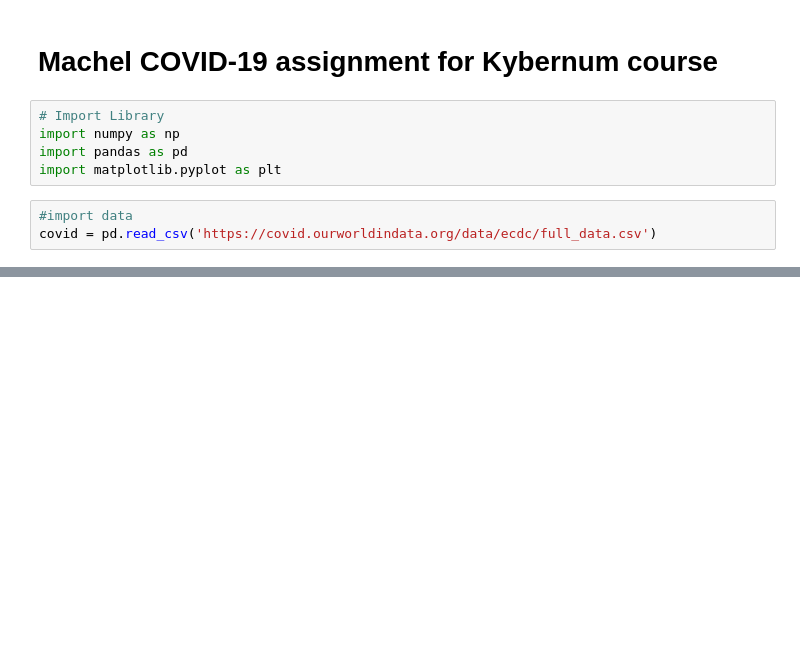
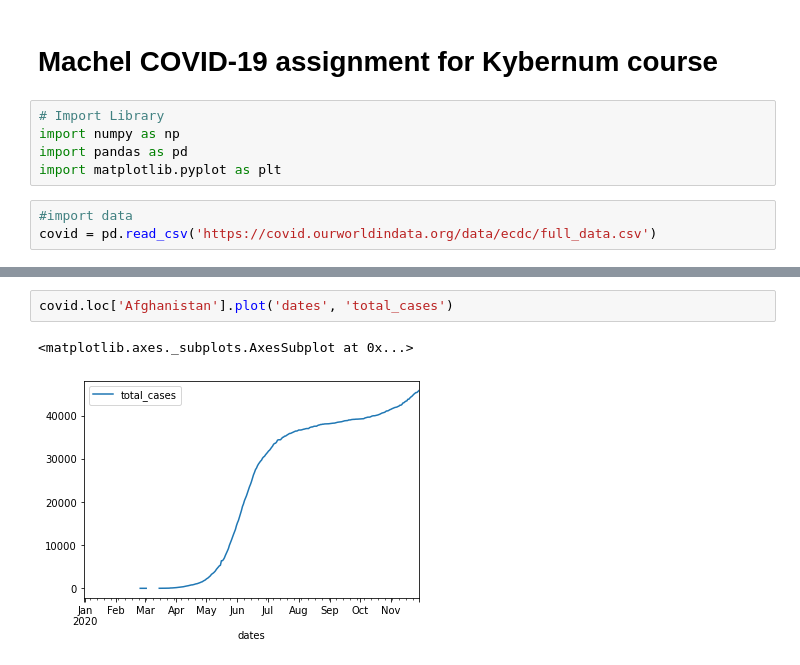
Before and after one commit to machelpantin/Covid_assignment, a Jupyter notebook: Machel assignment.ipynb, the cells around one changed output, grey strips where cells are left out. Saved outputs shown, nothing was run; the diff lists cells and outputs as text; blank space fills up the shorter version.

```diff
--- a/Machel assignment.ipynb
+++ b/Machel assignment.ipynb
@@ -26,0 +115,5 @@ covid
+# %%
+covid.loc['Afghanistan'].plot('dates', 'total_cases')
+# %% [output]
+<matplotlib.axes._subplots.AxesSubplot at 0x...>
+[figure, added]
```
Also changed, not shown: parts of 19 cells of this notebook, 1 other file.
